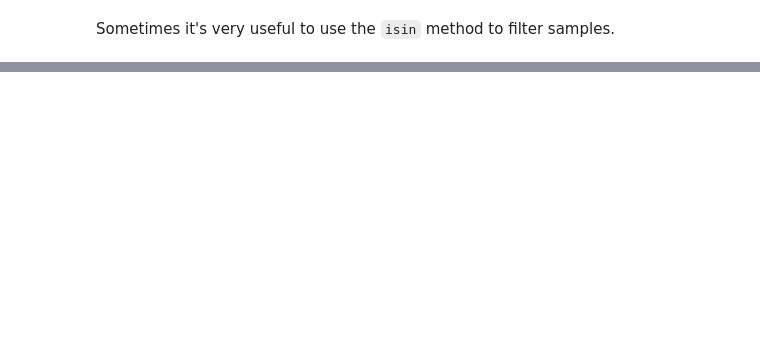
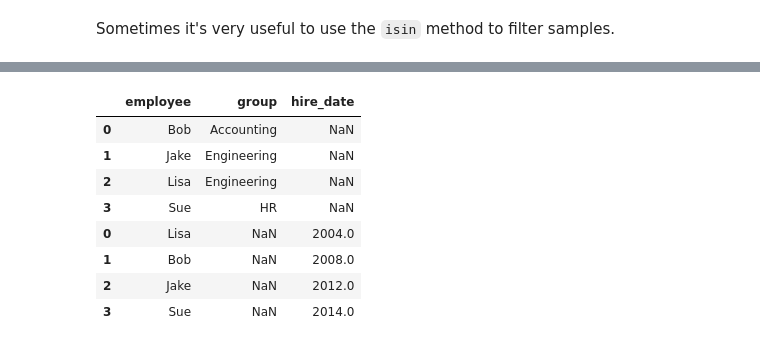
Before and after one commit to cliffzhou92/UCI_MATH_10, a Jupyter notebook: lecture/lec_9/lecture_9.ipynb, the cells around one changed output, grey strips where cells are left out. Cells and saved outputs as stored; diff of their text form; code cells hidden in the pictures; blank space fills up the shorter version.

```diff
--- a/lecture/lec_9/lecture_9.ipynb
+++ b/lecture/lec_9/lecture_9.ipynb
@@ -467,0 +825,5 @@ house_price[(house_price['bedrooms']==2)|(house_price['bedrooms']==4)] #equivale
+# %%
+df1 = pd.DataFrame({'employee': ['Bob', 'Jake', 'Lisa', 'Sue'],
+                    'group': ['Accounting', 'Engineering', 'Engineering', 'HR']})
+df2 = pd.DataFrame({'employee': ['Lisa', 'Bob', 'Jake', 'Sue'],
+                    'hire_date': [2004, 2008, 2012, 2014]})
@@ -467,0 +846,12 @@ house_price[(house_price['bedrooms']==2)|(house_price['bedrooms']==4)] #equivale
+# %%
+pd.concat([df1,df2])
+# %% [output]
+|  | employee | group | hire_date |
+| 0 | Bob | Accounting | NaN |
+| 1 | Jake | Engineering | NaN |
+| 2 | Lisa | Engineering | NaN |
+| 3 | Sue | HR | NaN |
+| 0 | Lisa | NaN | 2004.0 |
+| 1 | Bob | NaN | 2008.0 |
+| 2 | Jake | NaN | 2012.0 |
+| 3 | Sue | NaN | 2014.0 |
```
Also changed, not shown: parts of 62 cells of this notebook, 2 other files.
